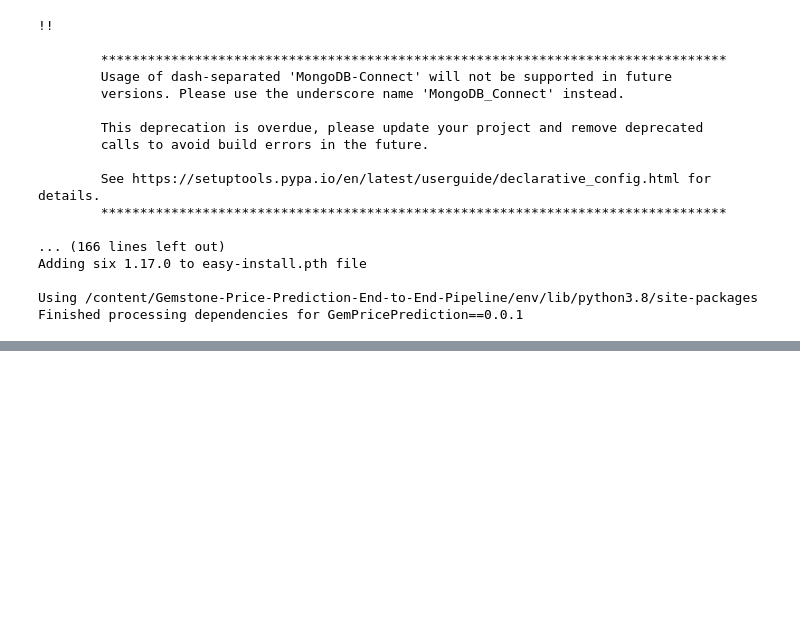
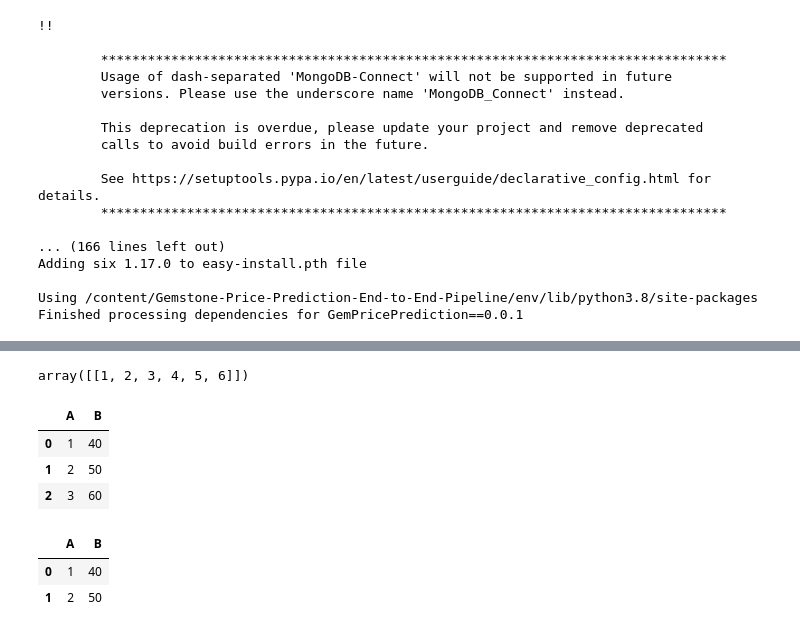
Before and after one commit to henrykohl/Gemstone-Price-Prediction-End-to-End-Pipeline, a Jupyter notebook: experiment/experiments.ipynb, the cells around one changed output, grey strips where cells are left out. Cells and saved outputs as stored; diff of their text form; code cells hidden in the pictures; blank space fills up the shorter version.

Commit message:
Temp saved

```diff
--- a/experiment/experiments.ipynb
+++ b/experiment/experiments.ipynb
@@ -1216,0 +1264,4 @@ artifacts/train.csv artifacts/test.csv
+# %%
+temp.reshape((1,-1))
+# %% [output]
+array([[1, 2, 3, 4, 5, 6]])
@@ -1216,0 +1270,9 @@ artifacts/train.csv artifacts/test.csv
+# %%
+tmpd=pd.DataFrame({'A':[1,2,3],'B':[40,50,60]})
+# %%
+tmpd
+# %% [output]
+|  | A | B |
+| 0 | 1 | 40 |
+| 1 | 2 | 50 |
+| 2 | 3 | 60 |
@@ -1216,0 +1281,6 @@ artifacts/train.csv artifacts/test.csv
+# %%
+a1
+# %% [output]
+|  | A | B |
+| 0 | 1 | 40 |
+| 1 | 2 | 50 |
```
Also changed, not shown: parts of 7 cells of this notebook.
